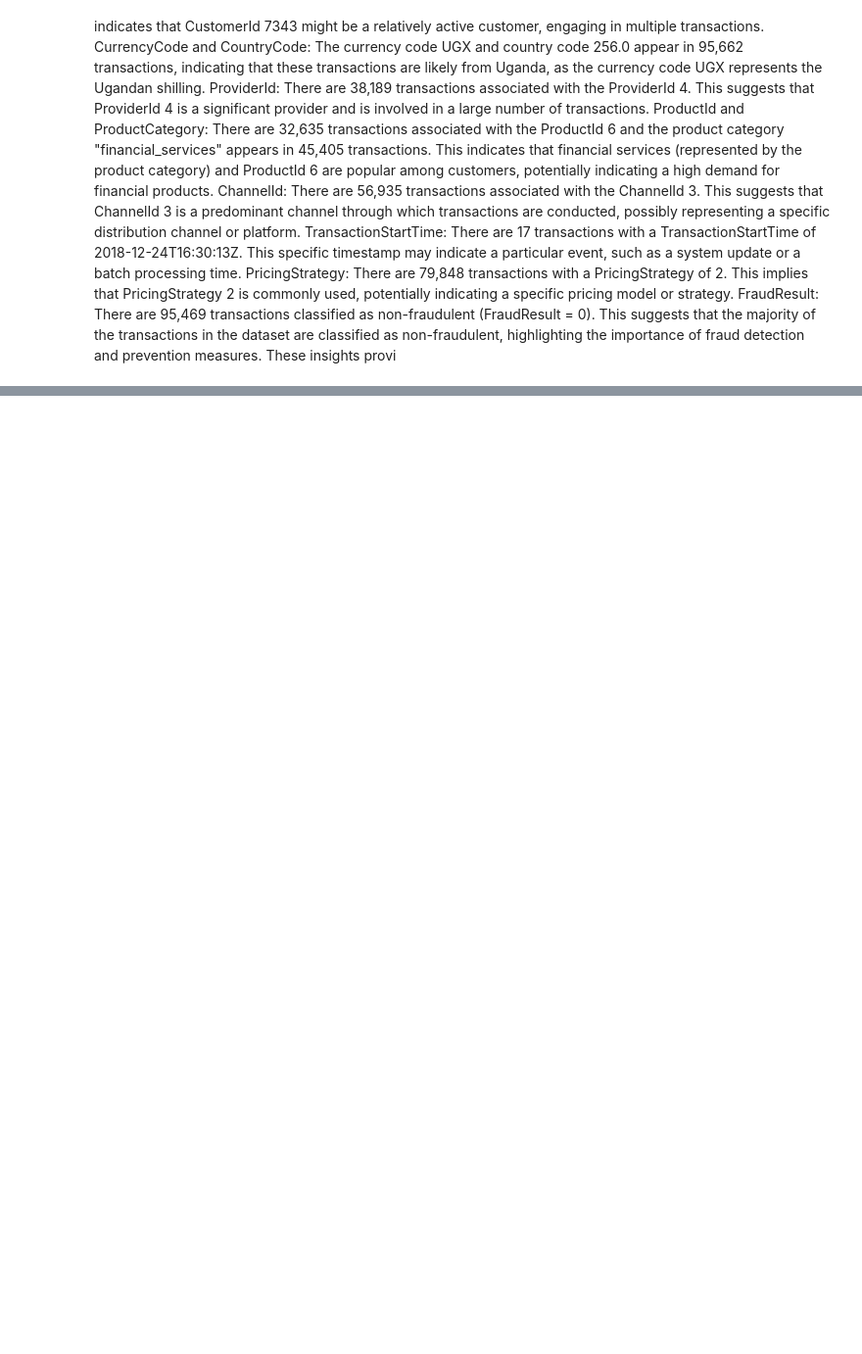
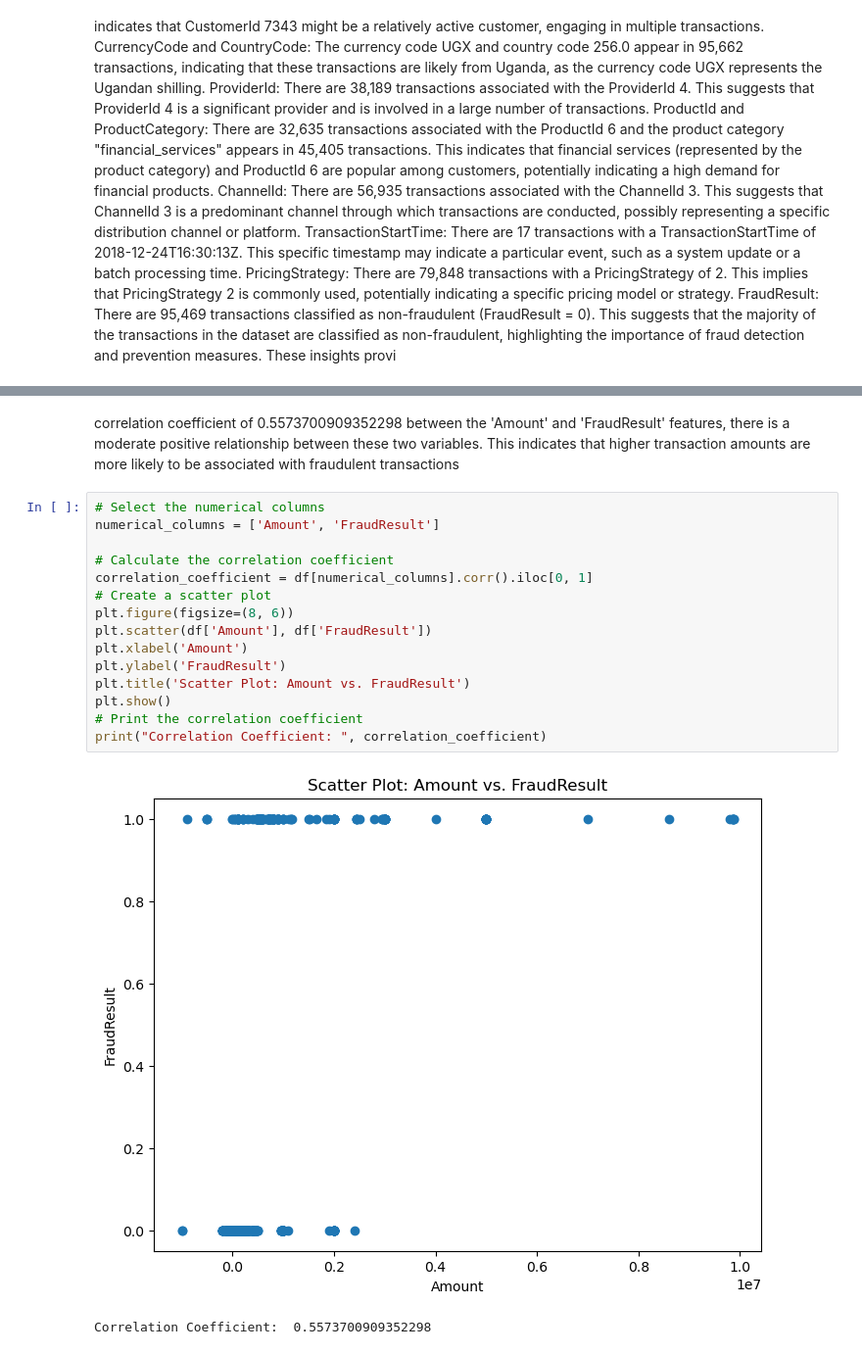
Before and after one commit to jodahe1/Bati-Bank, a Jupyter notebook: e.ipynb, the cells around one changed output, grey strips where cells are left out. Shown: that part at 98% size. Drawn from its saved outputs; the diff is of its cells as text; blank space fills up the shorter version.

```diff
--- a/e.ipynb
+++ b/e.ipynb
@@ -100,0 +241,20 @@ These insights provi
+# %% [markdown]
+correlation coefficient of 0.5573700909352298 between the 'Amount' and 'FraudResult' features, there is a moderate positive relationship between these two variables. This indicates that higher transaction amounts are more likely to be associated with fraudulent transactions
+# %%
+# Select the numerical columns
+numerical_columns = ['Amount', 'FraudResult']
+
+# Calculate the correlation coefficient
+correlation_coefficient = df[numerical_columns].corr().iloc[0, 1]
+# Create a scatter plot
+plt.figure(figsize=(8, 6))
+plt.scatter(df['Amount'], df['FraudResult'])
+plt.xlabel('Amount')
+plt.ylabel('FraudResult')
+plt.title('Scatter Plot: Amount vs. FraudResult')
+plt.show()
+# Print the correlation coefficient
+print("Correlation Coefficient: ", correlation_coefficient)
+# %% [output]
+[figure, added]
+Correlation Coefficient:  0.5573700909352298
```
Also changed, not shown: parts of 14 cells of this notebook.
